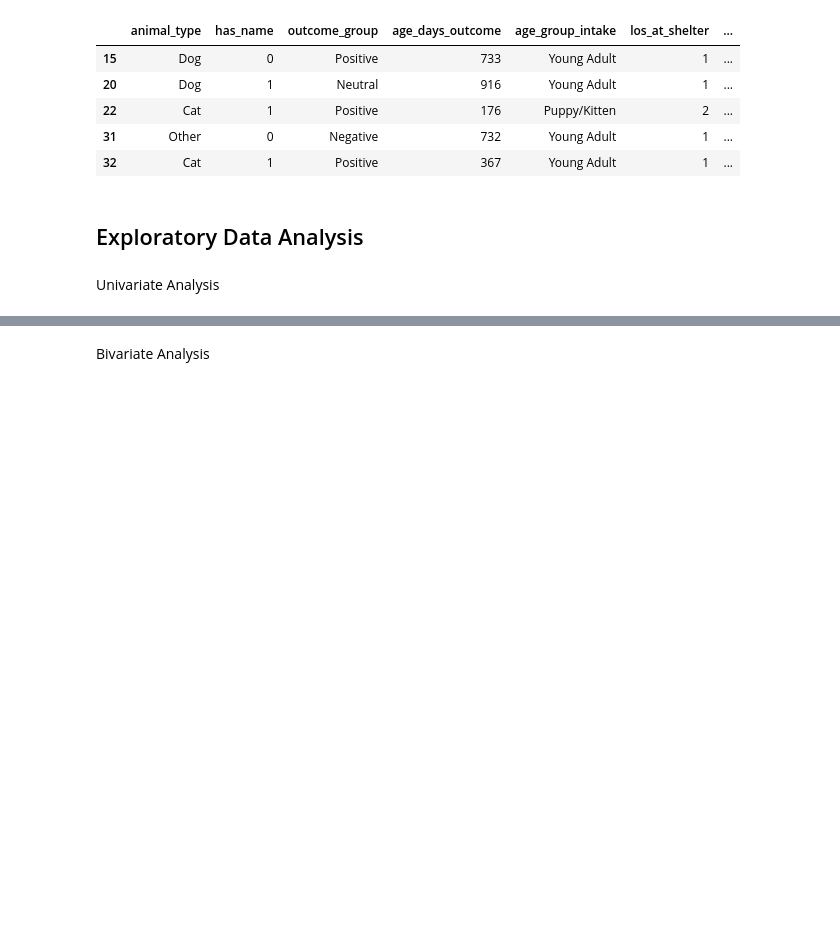
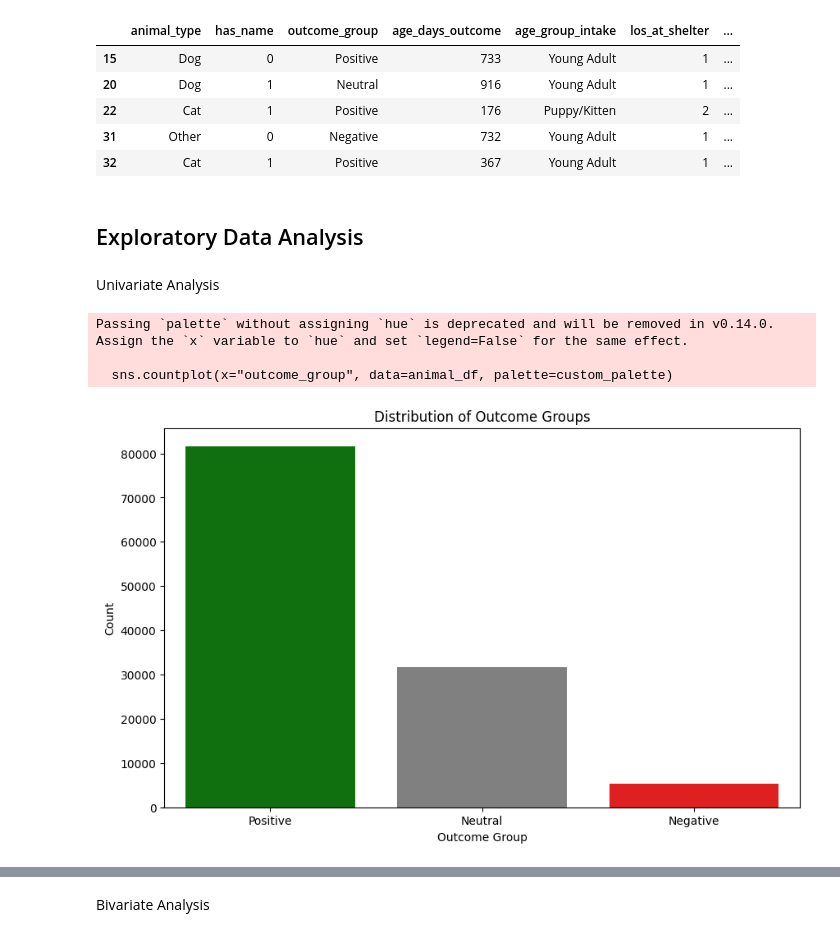
Before and after one commit to joshinehal811/Group_Project, a Jupyter notebook: EDA/EDA_SMOTE_Preprocessing_2.ipynb, the cells around one changed output, grey strips where cells are left out. Saved outputs shown, nothing was run; the diff lists cells and outputs as text; code cells hidden in the pictures; blank space fills up the shorter version.

```diff
--- a/EDA/EDA_SMOTE_Preprocessing_2.ipynb
+++ b/EDA/EDA_SMOTE_Preprocessing_2.ipynb
@@ -1097,3 +1116,26 @@ animal_df.to_csv('animal_df.csv', index=False)
 ## Exploratory Data Analysis
 # %% [markdown]
 Univariate Analysis
+# %%
+import matplotlib.pyplot as plt
+import seaborn as sns
+
+# Define custom color mapping
+custom_palette = {"Positive": "green", "Negative": "red", "Neutral": "gray"}
+
+# Create the count plot with custom colors
+plt.figure(figsize=(10, 6))
+sns.countplot(x="outcome_group", data=animal_df, palette=custom_palette)
+
+# Add labels and title
+plt.title("Distribution of Outcome Groups")
+plt.xlabel("Outcome Group")
+plt.ylabel("Count")
+
+# Show the plot
+plt.show()
+# %% [output]
+Passing `palette` without assigning `hue` is deprecated and will be removed in v0.14.0. Assign the `x` variable to `hue` and set `legend=False` for the same effect.
+
+  sns.countplot(x="outcome_group", data=animal_df, palette=custom_palette)
+[figure, added]
```
Also changed, not shown: parts of 17 cells of this notebook.
